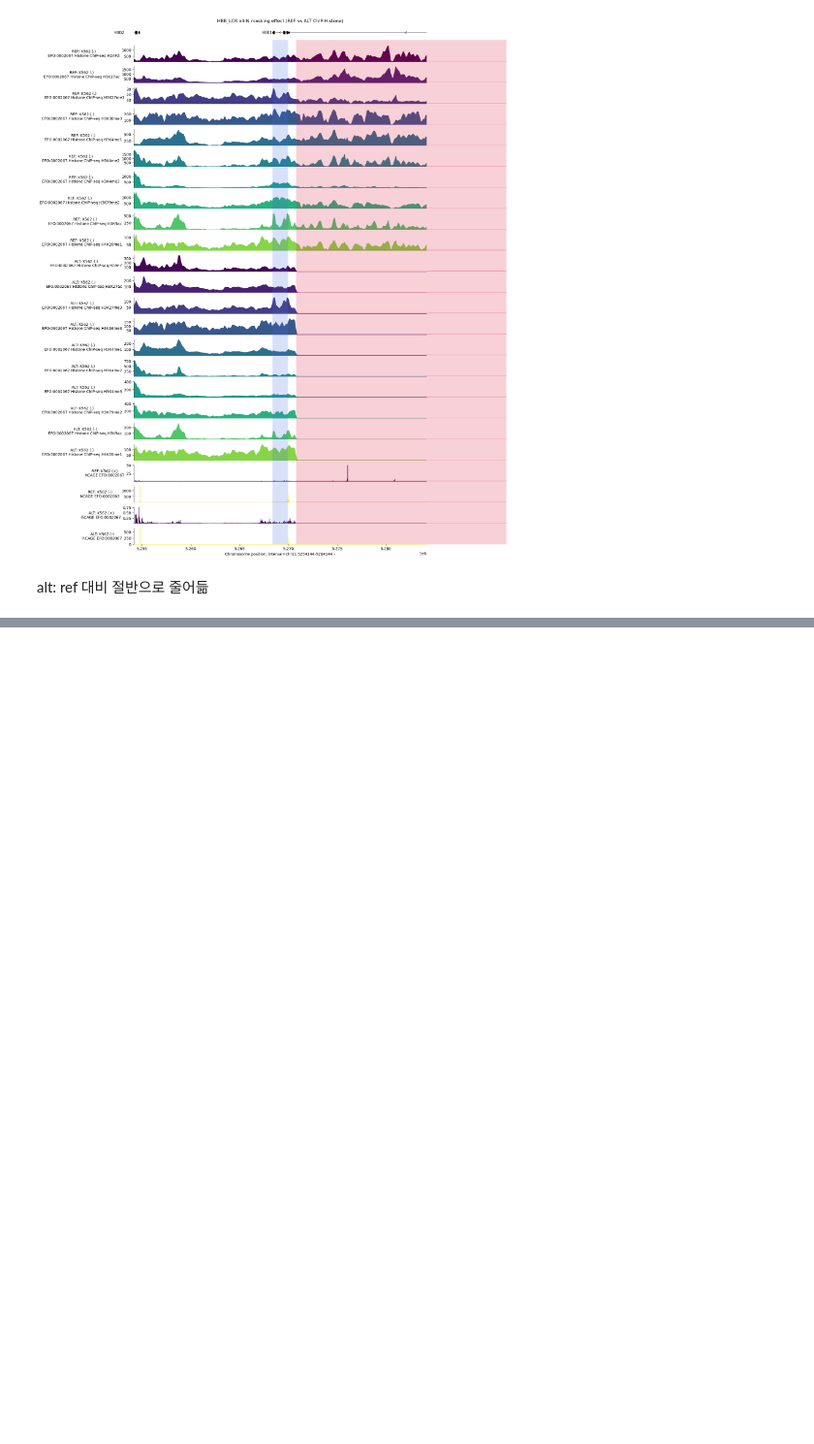
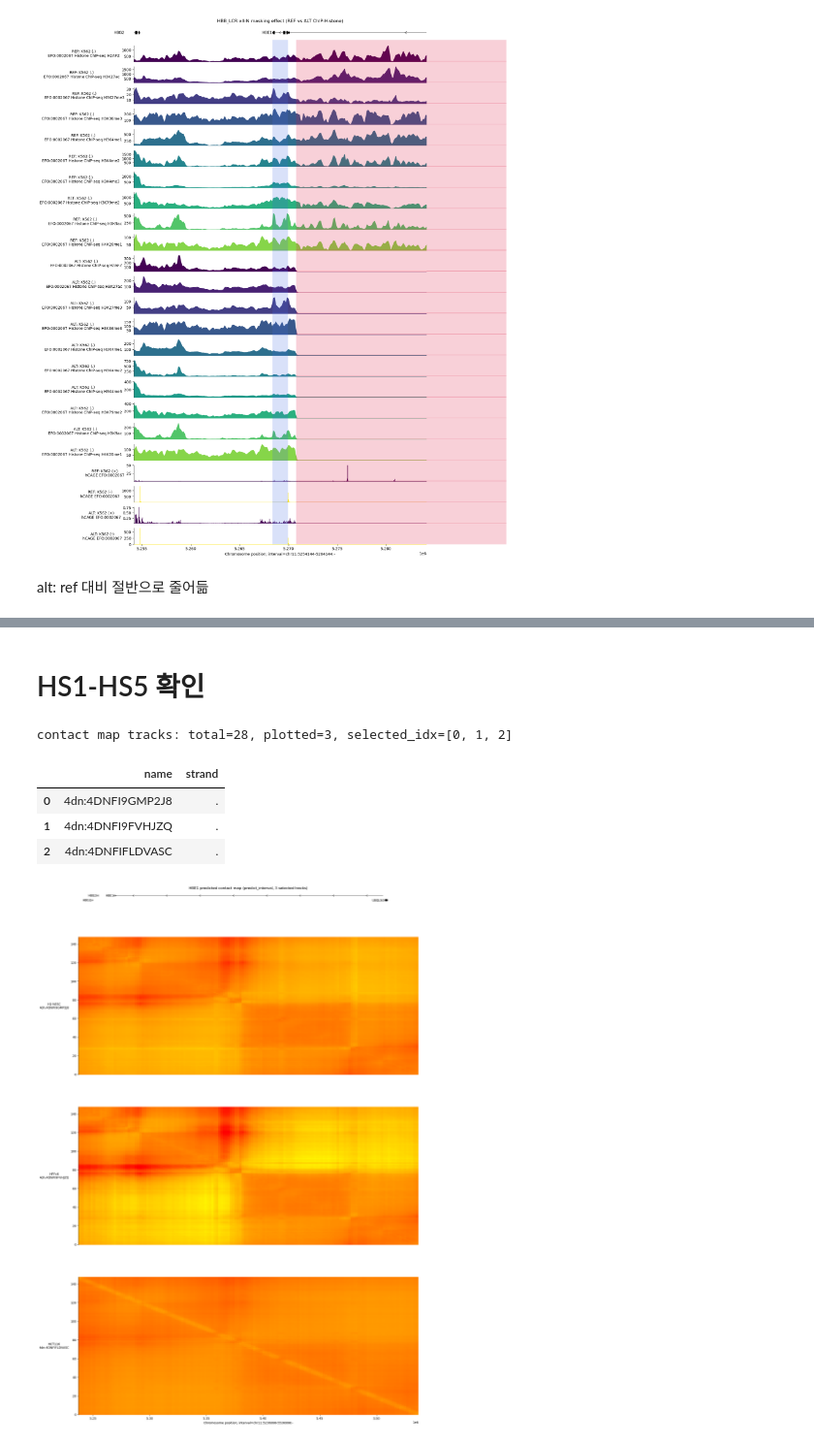
Before and after one commit to leemnj/iterative-dna-reconstruction, a Jupyter notebook: 03_dna-fm-to-alphagenome/regulator-to-alphagenome/HBB-LCR.ipynb, the cells around one changed output, grey strips where cells are left out. Shown at 97% size. Saved outputs shown, nothing was run; the diff lists cells and outputs as text; code cells hidden in the pictures; blank space fills up the shorter version.

```diff
--- a/03_dna-fm-to-alphagenome/regulator-to-alphagenome/HBB-LCR.ipynb
+++ b/03_dna-fm-to-alphagenome/regulator-to-alphagenome/HBB-LCR.ipynb
@@ -175,0 +175,49 @@ Error:
+# %% [markdown]
+# HS1-HS5 확인
+# %%
+# HBE1 interval 기반 CONTACT_MAPS 예측/시각화 (트랙 3개만 선택)
+CONTACT_ONTOLOGY_TERMS = None  # 전체 트랙 예측
+N_CONTACT_TRACKS_TO_PLOT = 3
+interval=gene_annotation.get_gene_interval(gtf, gene_symbol='HBE1').resize(2**20)
+
+if 'interval' not in globals():
+    raise RuntimeError('interval이 없습니다. B 셀을 먼저 실행하세요.')
+if 'longest_transcripts' not in globals():
+    longest_transcripts = longest_transcript_extractor.extract(interval)
+
+hbe1_contact_output = dna_model.predict_interval(
+    interval=interval,
+    requested_outputs={dna_client.OutputType.CONTACT_MAPS, dna_client.OutputType.CAGE},
+    ontology_terms=CONTACT_ONTOLOGY_TERMS,
+)
+
+contact_maps_all = hbe1_contact_output.contact_maps
+n_total_tracks = contact_maps_all.num_tracks
+n_plot = min(N_CONTACT_TRACKS_TO_PLOT, n_total_tracks)
+selected_idx = list(range(n_plot))
+contact_maps_sel = contact_maps_all.select_tracks_by_index(selected_idx)
+
+print(f'contact map tracks: total={n_total_tracks}, plotted={n_plot}, selected_idx={selected_idx}')
+display(contact_maps_sel.metadata[['name', 'strand']].reset_index(drop=True))
+
+_ = pc.plot(
+    [
+        pc.TranscriptAnnotation(longest_transcripts),
+        pc.ContactMaps(
+            tdata=contact_maps_sel,
+            ylabel_template='{biosample_name}\n{name}',
+            cmap='autumn_r',
+            vmax=1.0,
+        ),
+    ],
+    interval=interval.resize(300000),
+    title='HBE1 predicted contact map (predict_interval, 3 selected tracks)',
+)
+plt.show()
+# %% [output]
+contact map tracks: total=28, plotted=3, selected_idx=[0, 1, 2]
+|  | name | strand |
+| 0 | 4dn:4DNFI9GMP2J8 | . |
+| 1 | 4dn:4DNFI9FVHJZQ | . |
+| 2 | 4dn:4DNFIFLDVASC | . |
+[figure, added]
```
Also changed, not shown: parts of 1 cell of this notebook, 14 other files.
